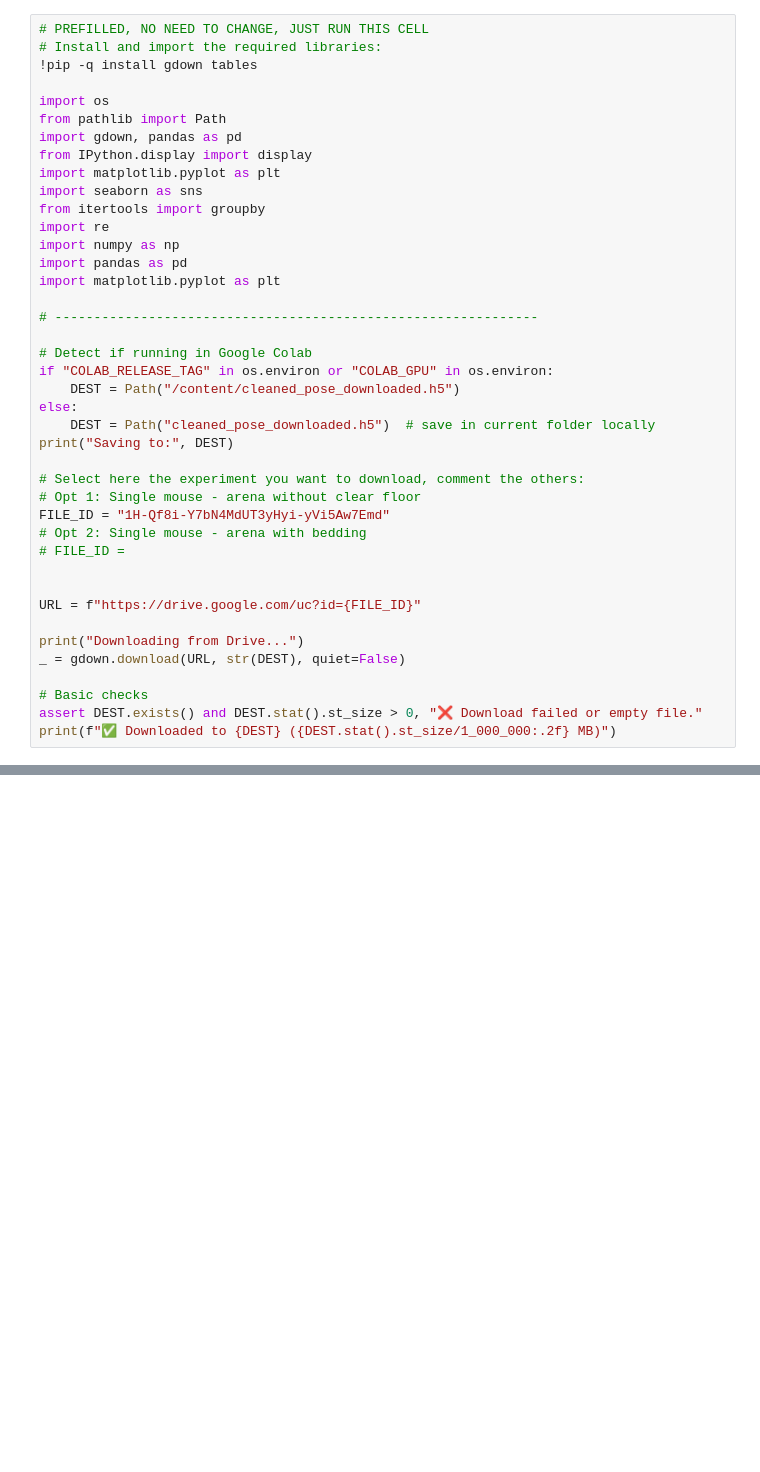
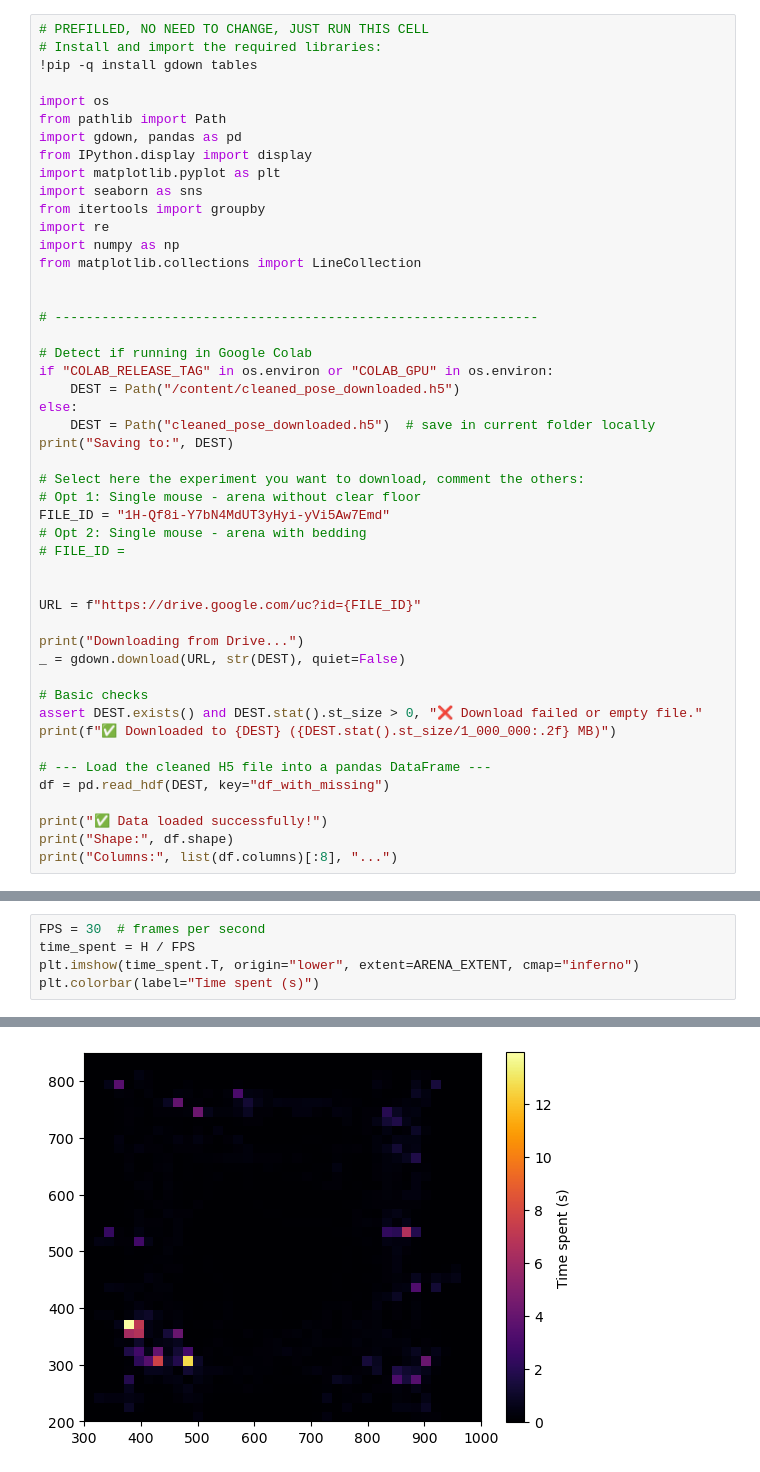
Before and after one commit to LizbethMG-Teaching/pose2behav-book, a Jupyter notebook: notebooks/analysis_single-animal.ipynb, the cells around one changed output, grey strips where cells are left out. Drawn from its saved outputs; the diff is of its cells as text; blank space fills up the shorter version.

```diff
--- a/notebooks/analysis_single-animal.ipynb
+++ b/notebooks/analysis_single-animal.ipynb
@@ -91,8 +94,8 @@ import seaborn as sns
 from itertools import groupby
 import re
 import numpy as np
-import pandas as pd
-import matplotlib.pyplot as plt
+from matplotlib.collections import LineCollection
+
 
 # --------------------------------------------------------------
 
@@ -118,3 +121,10 @@ _ = gdown.download(URL, str(DEST), quiet=False)
 # Basic checks
 assert DEST.exists() and DEST.stat().st_size > 0, "❌ Download failed or empty file."
 print(f"✅ Downloaded to {DEST} ({DEST.stat().st_size/1_000_000:.2f} MB)")
+
+# --- Load the cleaned H5 file into a pandas DataFrame ---
+df = pd.read_hdf(DEST, key="df_with_missing")
+
+print("✅ Data loaded successfully!")
+print("Shape:", df.shape)
+print("Columns:", list(df.columns)[:8], "...")
@@ -120,0 +372,6 @@ print(f"✅ Downloaded to {DEST} ({DEST.stat().st_size/1_000_000:.2f} MB)")
+# %%
+FPS = 30  # frames per second
+time_spent = H / FPS
+plt.imshow(time_spent.T, origin="lower", extent=ARENA_EXTENT, cmap="inferno")
+plt.colorbar(label="Time spent (s)")
+# %% [output]
@@ -120,0 +379 @@ print(f"✅ Downloaded to {DEST} ({DEST.stat().st_size/1_000_000:.2f} MB)")
+[figure, added]
```
Also changed, not shown: parts of 14 cells of this notebook.
